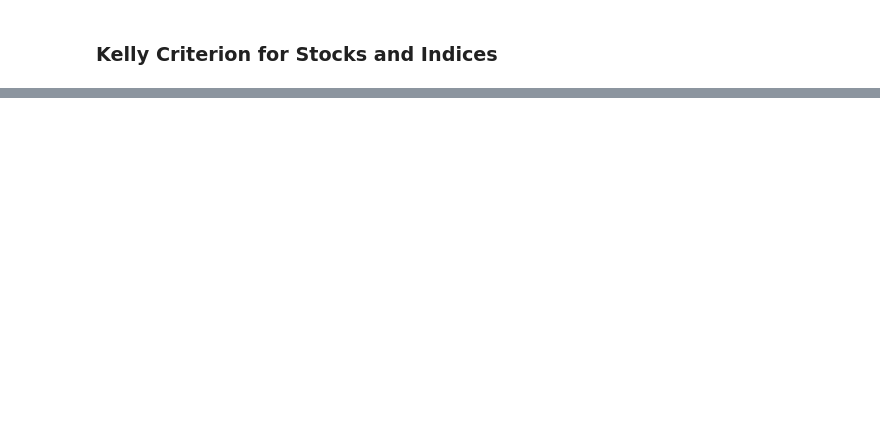
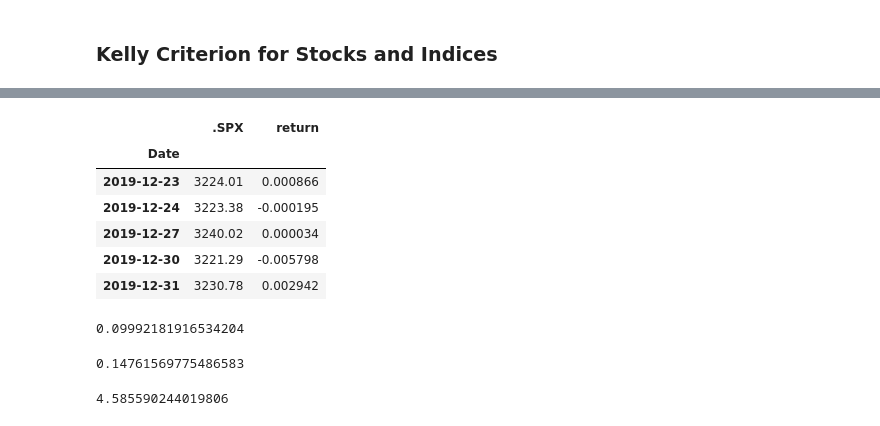
Before and after one commit to mlvhub/quant-learning, a Jupyter notebook: python-for-algorithmic-trading/10-automating-trading-operations/10-automating-trading-operations.ipynb, the cells around one changed output, grey strips where cells are left out. Saved outputs shown, nothing was run; the diff lists cells and outputs as text; code cells hidden in the pictures; blank space fills up the shorter version.

```diff
--- a/python-for-algorithmic-trading/10-automating-trading-operations/10-automating-trading-operations.ipynb
+++ b/python-for-algorithmic-trading/10-automating-trading-operations/10-automating-trading-operations.ipynb
@@ -87,0 +111,29 @@ plt.legend(loc=0)
+# %%
+data['return'] = np.log(data / data.shift(1))
+data.dropna(inplace=True)
+data.tail()
+# %% [output]
+|  | .SPX | return |
+| Date |  |  |
+| 2019-12-23 | 3224.01 | 0.000866 |
+| 2019-12-24 | 3223.38 | -0.000195 |
+| 2019-12-27 | 3240.02 | 0.000034 |
+| 2019-12-30 | 3221.29 | -0.005798 |
+| 2019-12-31 | 3230.78 | 0.002942 |
+# %%
+mu = data['return'].mean() * 252
+mu
+# %% [output]
+0.09992181916534204
+# %%
+sigma = data['return'].std() * 252 ** 0.5
+sigma
+# %% [output]
+0.14761569775486583
+# %%
+r = 0.0
+
+kelly = (mu - r) / sigma ** 2
+kelly
+# %% [output]
+4.585590244019806
```
Also changed, not shown: parts of 13 cells of this notebook, 1 other file.
